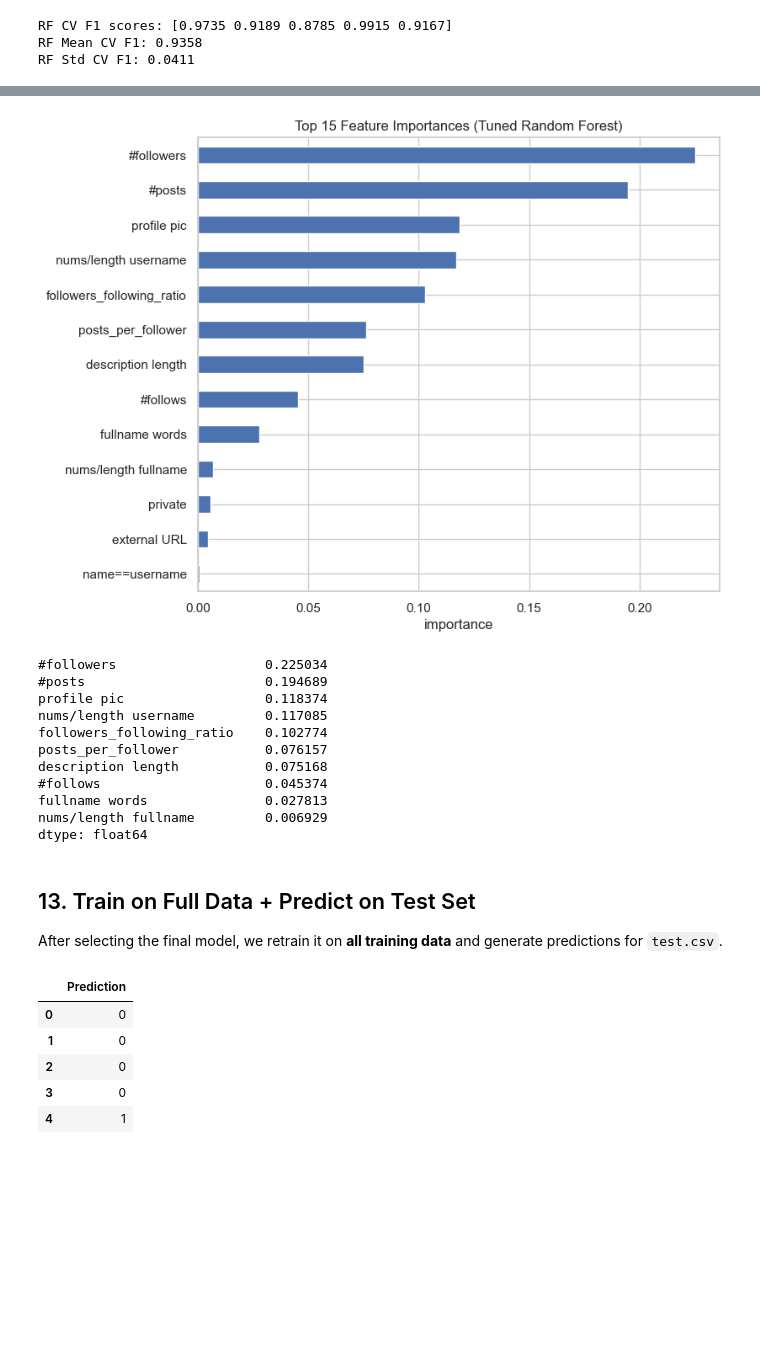
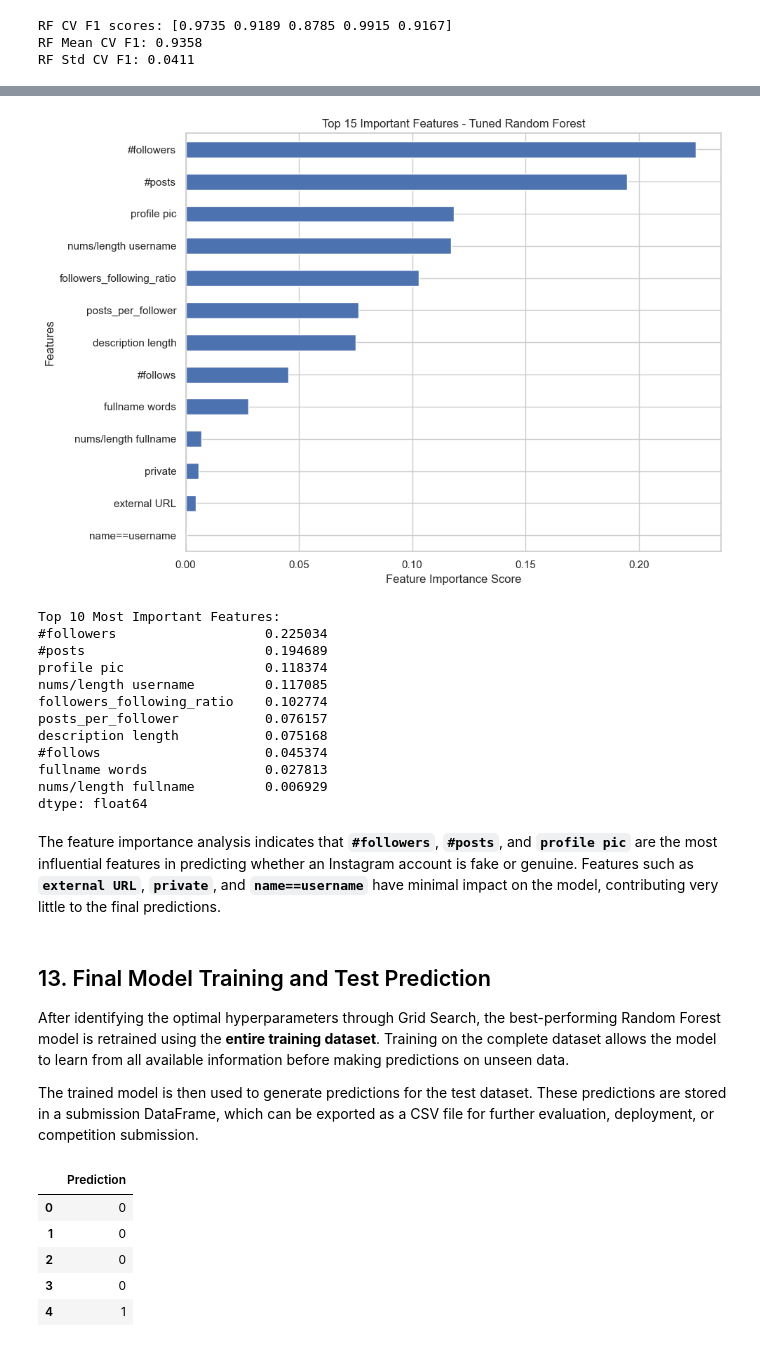
Before and after one commit to DrishtiKori/Instagram-Fake-vs-Genuine-Account-Detection, a Jupyter notebook: notebook/Instagram_fake_genuine_accounts.ipynb, the cells around one changed output, grey strips where cells are left out. Cells and saved outputs as stored; diff of their text form; code cells hidden in the pictures; blank space fills up the shorter version.

```diff
--- a/notebook/Instagram_fake_genuine_accounts.ipynb
+++ b/notebook/Instagram_fake_genuine_accounts.ipynb
@@ -415,4 +583,12 @@ This is intentionally small.
 # %%
+from sklearn.model_selection import GridSearchCV, StratifiedKFold
+
+cv = StratifiedKFold(
+    n_splits=5,
+    shuffle=True,
+    random_state=RANDOM_STATE
+)
+
 param_grid = {
     "n_estimators": [200, 400],
     "max_depth": [None, 10, 20],
@@ -429,12 +605,13 @@ grid = GridSearchCV(
     estimator=rf_for_search,
     param_grid=param_grid,
     scoring="f1",
-    cv=5,
-    n_jobs=-1
+    cv=cv,
+    n_jobs=-1,
+    verbose=1
 )
 
 grid.fit(X_train, y_train)
 
-print("Best Params:", grid.best_params_)
-print("Best CV F1:", round(grid.best_score_, 4))
+print("Best Parameters:", grid.best_params_)
+print("Best Cross-Validation F1 Score:", round(grid.best_score_, 4))
 # %% [output]
@@ -478,15 +690,29 @@ Feature importance helps explain *what signals the model is using*.
 # %%
-importances = pd.Series(best_rf.feature_importances_, index=X.columns).sort_values(ascending=True)
+importances = pd.Series(
+    best_rf.feature_importances_,
+    index=X.columns
+).sort_values(ascending=False)
 
-plt.figure(figsize=(8, 7))
-importances.tail(15).plot(kind="barh")
-plt.title("Top 15 Feature Importances (Tuned Random Forest)")
-plt.xlabel("importance")
+# Plot Top 15 Important Features
+plt.figure(figsize=(10, 7))
+
+importances.head(15).sort_values().plot(
+    kind="barh",
+)
+
+plt.title("Top 15 Important Features - Tuned Random Forest")
+plt.xlabel("Feature Importance Score")
+plt.ylabel("Features")
+plt.tight_layout()
 plt.show()
 
-importances.sort_values(ascending=False).head(10)
+top_features = importances.head(10)
+
+print("Top 10 Most Important Features:")
+print(top_features)
 # %% [output]
-[figure, old version]
+[figure, new version]
+Top 10 Most Important Features:
 #followers                   0.225034
 #posts                       0.194689
 profile pic                  0.118374
@@ -498,8 +724,13 @@ description length           0.075168
 fullname words               0.027813
 nums/length fullname         0.006929
 dtype: float64
+# %% [markdown]
+
+The feature importance analysis indicates that **`#followers`**, **`#posts`**, and **`profile pic`** are the most influential features in predicting whether an Instagram account is fake or genuine. Features such as **`external URL`**, **`private`**, and **`name==username`** have minimal impact on the model, contributing very little to the final predictions.
 # %% [markdown]
-## 13. Train on Full Data + Predict on Test Set
+## 13. Final Model Training and Test Prediction
 
-After selecting the final model, we retrain it on **all training data** and generate predictions for `test.csv`.
+After identifying the optimal hyperparameters through Grid Search, the best-performing Random Forest model is retrained using the **entire training dataset**. Training on the complete dataset allows the model to learn from all available information before making predictions on unseen data.
+
+The trained model is then used to generate predictions for the test dataset. These predictions are stored in a submission DataFrame, which can be exported as a CSV file for further evaluation, deployment, or competition submission.
 # %%
```
Also changed, not shown: parts of 46 cells of this notebook.
